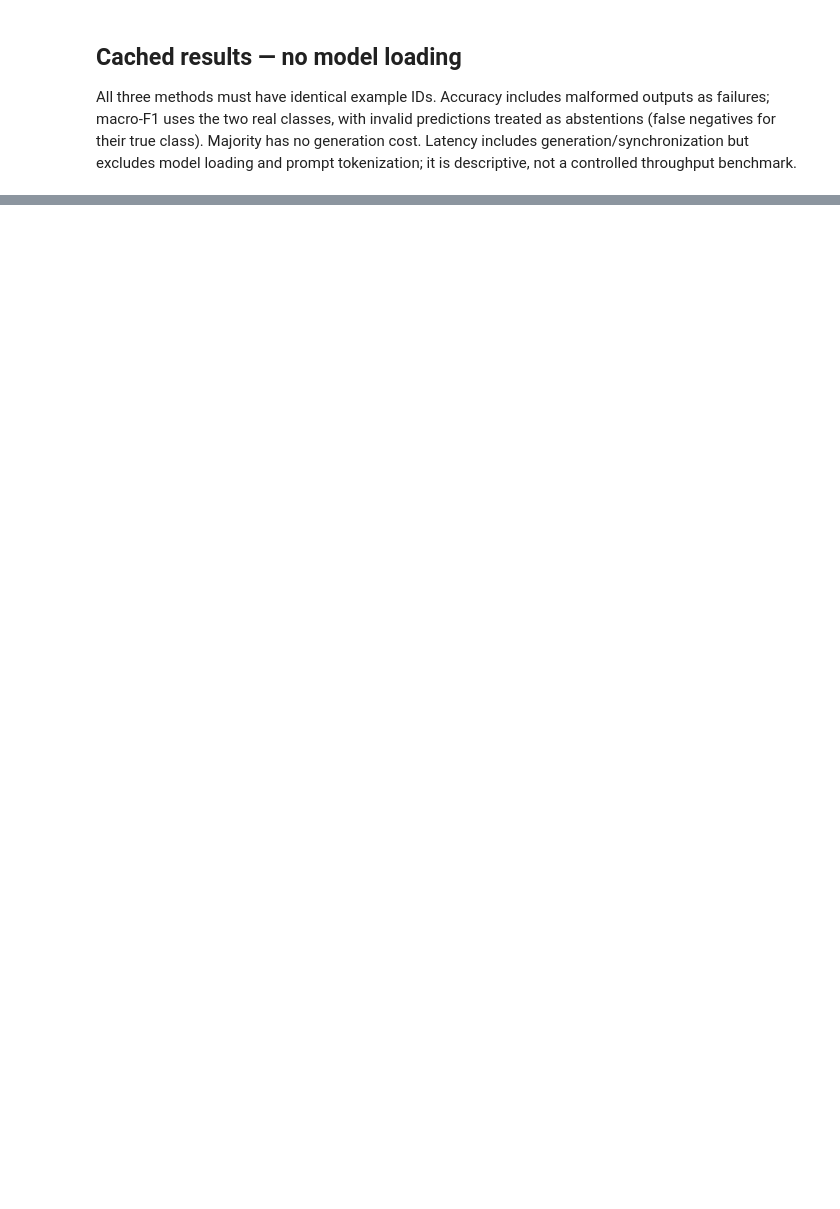
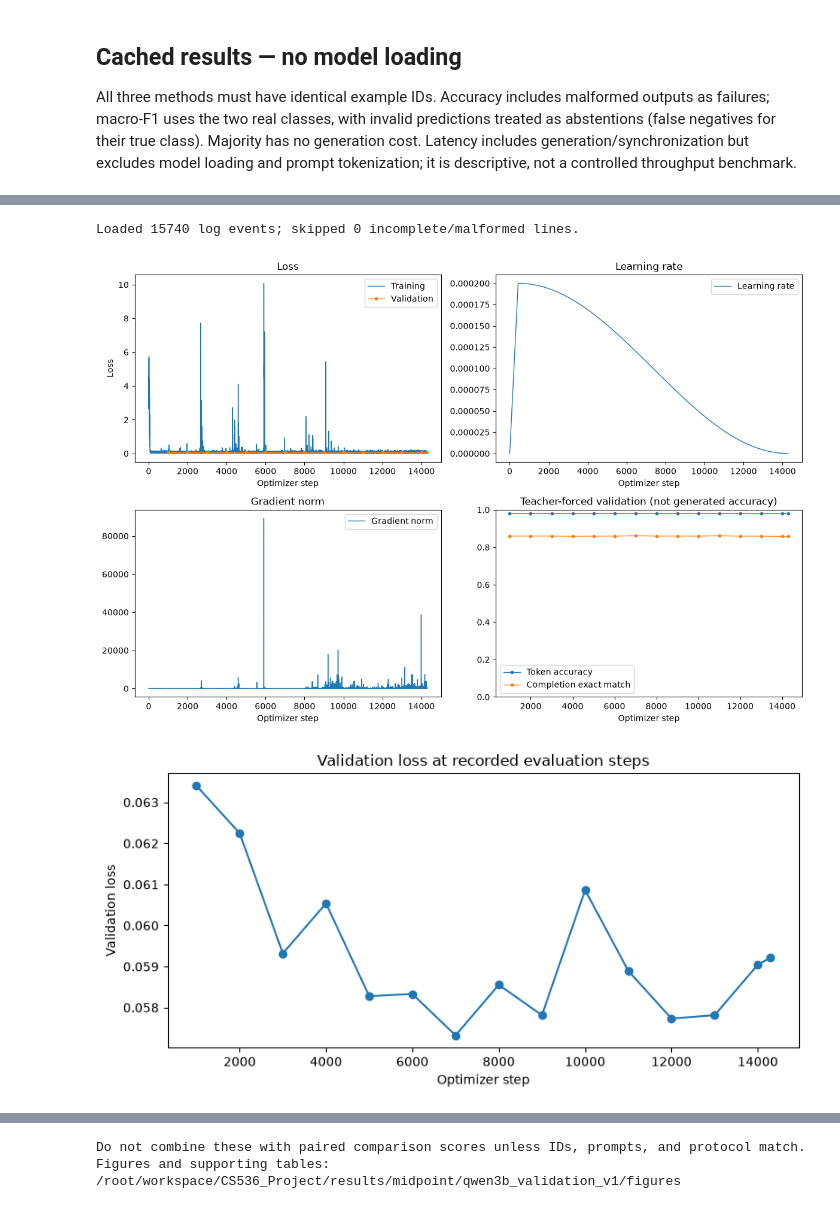
Before and after one commit to michaelsliu3/CS536_Project, a Jupyter notebook: notebooks/qwen3b_evaluation_comparison.ipynb, the cells around one changed output, grey strips where cells are left out. Cells and saved outputs as stored; diff of their text form; code cells hidden in the pictures; blank space fills up the shorter version.

```diff
--- a/notebooks/qwen3b_evaluation_comparison.ipynb
+++ b/notebooks/qwen3b_evaluation_comparison.ipynb
@@ -81,0 +271,76 @@ if predictions is not None:
+# %%
+LOG_PATH = ADAPTER_DIR / "training_log.jsonl"
+if not LOG_PATH.exists():
+    print(f"Training log not found: {LOG_PATH}. Copy it with the adapter to plot training history.")
+else:
+    events, skipped = [], 0
+    for line in LOG_PATH.read_text().splitlines():
+        if not line.strip(): continue
+        try: events.append(json.loads(line))
+        except json.JSONDecodeError: skipped += 1
+    print(f"Loaded {len(events)} log events; skipped {skipped} incomplete/malformed lines.")
+    history = pd.DataFrame([e for e in events if e.get("event") == "metrics" and "step" in e])
+    def series(key):
+        if key not in history: return pd.DataFrame(columns=["step", key])
+        return history[["step", key]].dropna().drop_duplicates("step", keep="last").sort_values("step")
+    if history.empty:
+        print("No step-level training metrics found.")
+    else:
+        history.to_csv(FIGURE_DIR / "training_metrics_observed.csv", index=False)
+        boundaries = history.groupby("session", sort=False).step.first().tolist() if "session" in history else []
+        fig, axes = plt.subplots(2, 2, figsize=(12, 8))
+        panels = [("Loss", [("loss", "Training"), ("eval_loss", "Validation")]),
+                  ("Learning rate", [("learning_rate", "Learning rate")]),
+                  ("Gradient norm", [("grad_norm", "Gradient norm")]),
+                  ("Teacher-forced validation (not generated accuracy)", [("eval_completion_token_accuracy", "Token accuracy"), ("eval_completion_exact_match", "Completion exact match")])]
+        for ax, (title, keys) in zip(axes.flat, panels):
+            found = False
+            for key, label in keys:
+                points = series(key)
+                if not points.empty:
+                    ax.plot(points.step, points[key], label=label, marker="o" if key.startswith("eval_") else None, markersize=3, linewidth=1)
+                    found = True
+            for boundary in boundaries[1:]: ax.axvline(boundary, color="gray", linestyle=":", alpha=.5)
+            ax.set(title=title, xlabel="Optimizer step")
+            if found: ax.legend()
+            else: ax.text(.5, .5, "Not recorded", transform=ax.transAxes, ha="center")
+        axes[0,0].set_ylabel("Loss")
+        axes[1,1].set_ylim(0, 1)
+        save_figure(fig, "training_history")
+        points = series("eval_loss")
+        if not points.empty:
+            fig, ax = plt.subplots(figsize=(8, 4))
+            ax.plot(points.step, points.eval_loss, marker="o")
+            ax.set(title="Validation loss at recorded evaluation steps", xlabel="Optimizer step", ylabel="Validation loss")
+            save_figure(fig, "validation_loss")
+        fig, ax = plt.subplots(figsize=(8, 4))
+        found = False
+        for key in ["cuda_allocated_bytes", "cuda_reserved_bytes"]:
+            points = series(key)
+            if not points.empty:
+                ax.plot(points.step, points[key] / 1024**3, label=key.replace("cuda_", "").replace("_bytes", ""))
+                found = True
+        if found:
+            ax.set(title="Logged GPU memory", xlabel="Optimizer step", ylabel="GiB")
+            ax.legend()
+            save_figure(fig, "gpu_memory")
+        else: plt.close(fig)
+    generation = []
+    for event in events:
+        if event.get("event") == "generation_evaluation":
+            generation.append({"timestamp_utc": event.get("timestamp_utc"), "phase": event.get("phase"),
+                               "identity": event.get("identity"), **event.get("metrics", {})})
+    if generation:
+        gen = pd.DataFrame(generation)
+        display(gen)
+        gen.to_csv(FIGURE_DIR / "training_generation_evaluations.csv", index=False)
+        fig, ax = plt.subplots(figsize=(9, 4))
+        gen.assign(label=gen.phase.astype(str) + " | " + gen.timestamp_utc.astype(str)).set_index("label")[["accuracy", "macro_f1"]].plot.bar(ax=ax, ylim=(0,1), rot=25)
+        ax.set(title="Training-notebook generation evaluations (separate evidence)", ylabel="Score", xlabel="Logged evaluation")
+        save_figure(fig, "training_generation_metrics")
+        print("Do not combine these with paired comparison scores unless IDs, prompts, and protocol match.")
+print(f"Figures and supporting tables: {FIGURE_DIR}")
+# %% [output]
+Loaded 15740 log events; skipped 0 incomplete/malformed lines.
+[figure, added]
+[figure, added]
@@ -82 +352,3 @@ if predictions is not None:
+Do not combine these with paired comparison scores unless IDs, prompts, and protocol match.
+Figures and supporting tables: /root/workspace/CS536_Project/results/midpoint/qwen3b_validation_v1/figures
 # %% [markdown]
```
Also changed, not shown: parts of 16 cells of this notebook, 3 other files.
